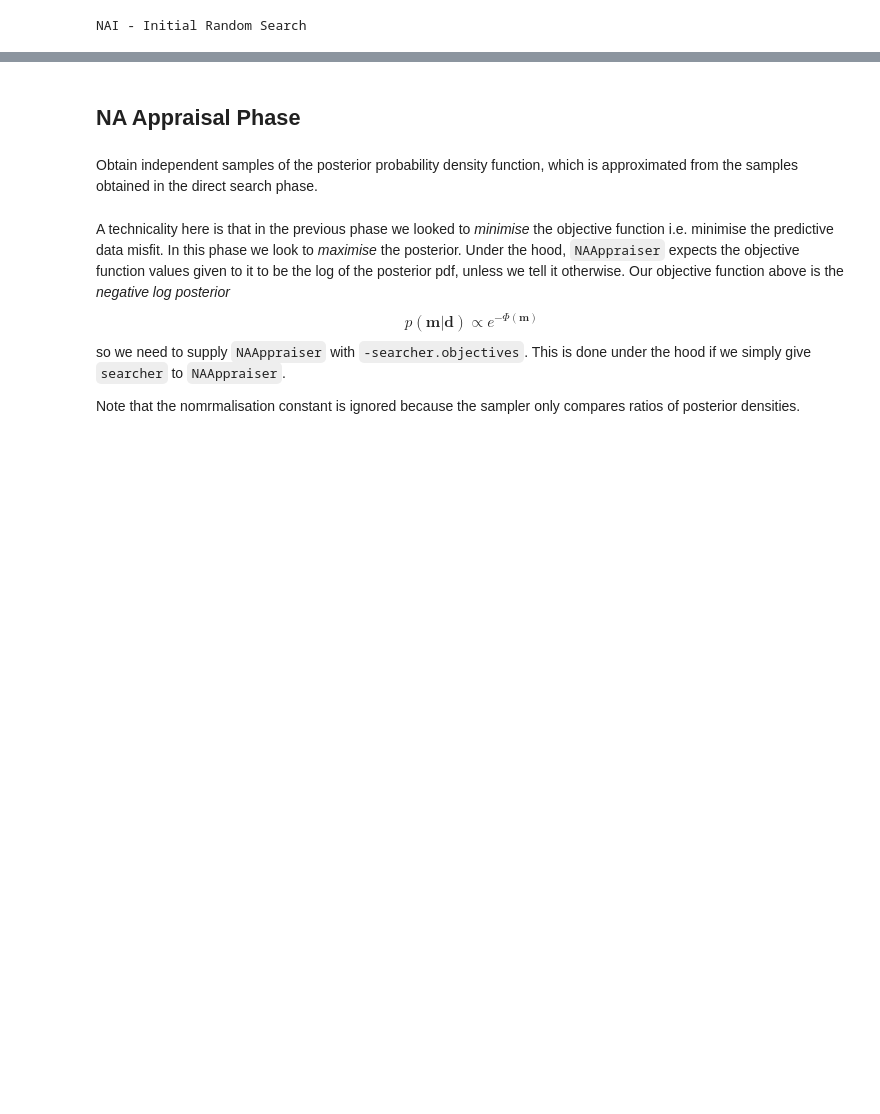
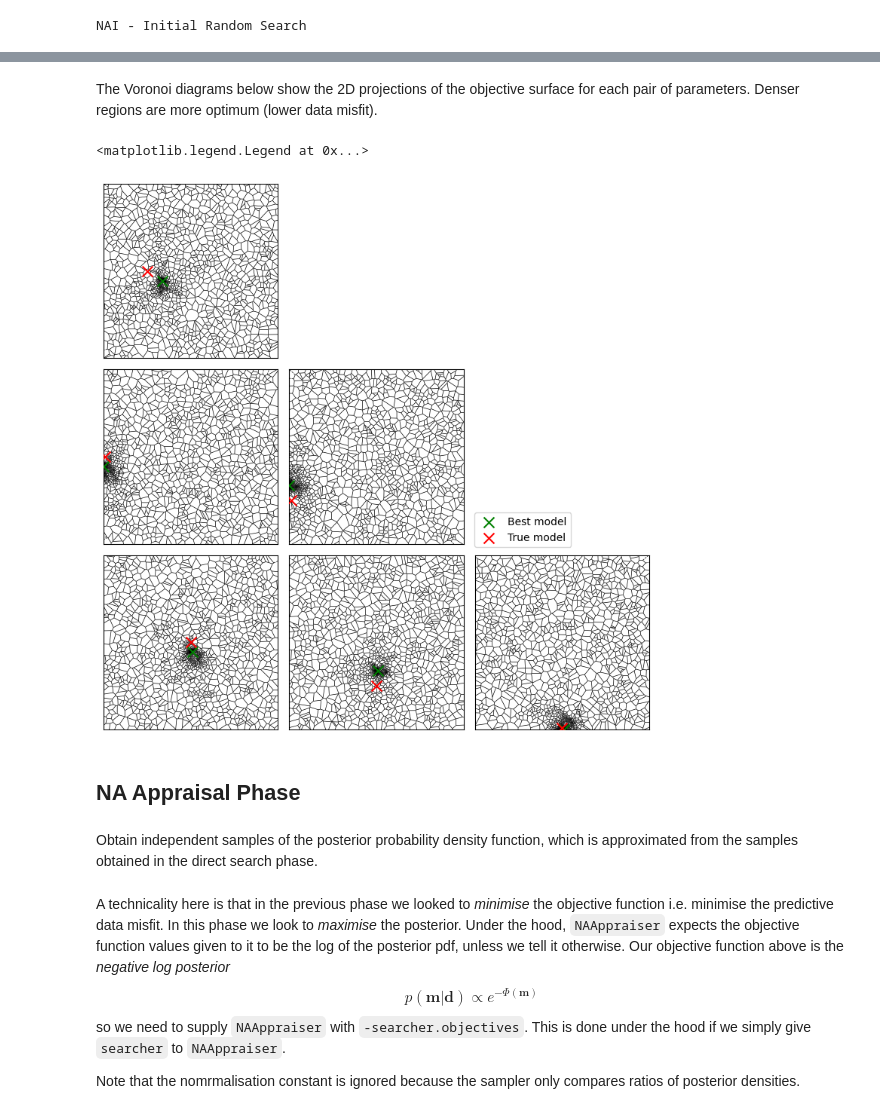
Before and after one commit to auggiemarignier/neighpy, a Jupyter notebook: examples/regression.ipynb, the cells around one changed output, grey strips where cells are left out. Saved outputs shown, nothing was run; the diff lists cells and outputs as text; code cells hidden in the pictures; blank space fills up the shorter version.

```diff
--- a/examples/regression.ipynb
+++ b/examples/regression.ipynb
@@ -71,3 +75,27 @@ plt.legend()
+# %% [markdown]
+The Voronoi diagrams below show the 2D projections of the objective surface for each pair of parameters.
+Denser regions are more optimum (lower data misfit).
+# %%
+fig, axs = plt.subplots(4, 4, figsize=(10, 10), tight_layout=True)
+for i in range(4):
+    for j in range(4):
+        if j < i:
+            vor = Voronoi(searcher.samples[:, [i, j]])
+            voronoi_plot_2d(vor, ax=axs[i, j], show_vertices=False, show_points=False, line_width=0.5)
+            axs[i, j].scatter(best[i], best[j], c="g", marker="x", s=100, label="Best model", zorder=10)
+            axs[i, j].scatter(true_parameters[i], true_parameters[j], c="r", marker="x", s=100, label="True model", zorder=10)
+            axs[i, j].set_xlim(searcher.bounds[i])
+            axs[i, j].set_ylim(searcher.bounds[j])
+            axs[i, j].set_xticks([])
+            axs[i, j].set_yticks([])
+        else:
+            axs[i, j].set_visible(False)
+handles, labels = axs[1,0].get_legend_handles_labels()
+by_label = dict(zip(labels, handles))
+fig.legend(by_label.values(), by_label.keys(), loc="lower left", bbox_to_anchor=(0.5, 0.25))
+# %% [output]
+<matplotlib.legend.Legend at 0x...>
+[figure, added]
 # %% [markdown]
 ## NA Appraisal Phase
 # %% [markdown]
```
Also changed, not shown: parts of 7 cells of this notebook.
